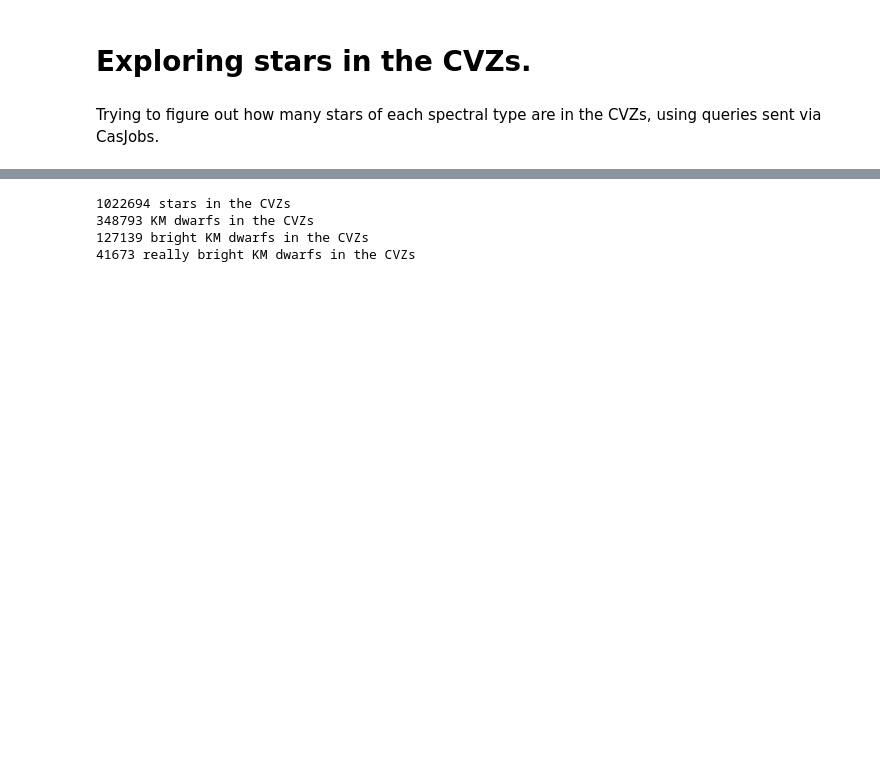
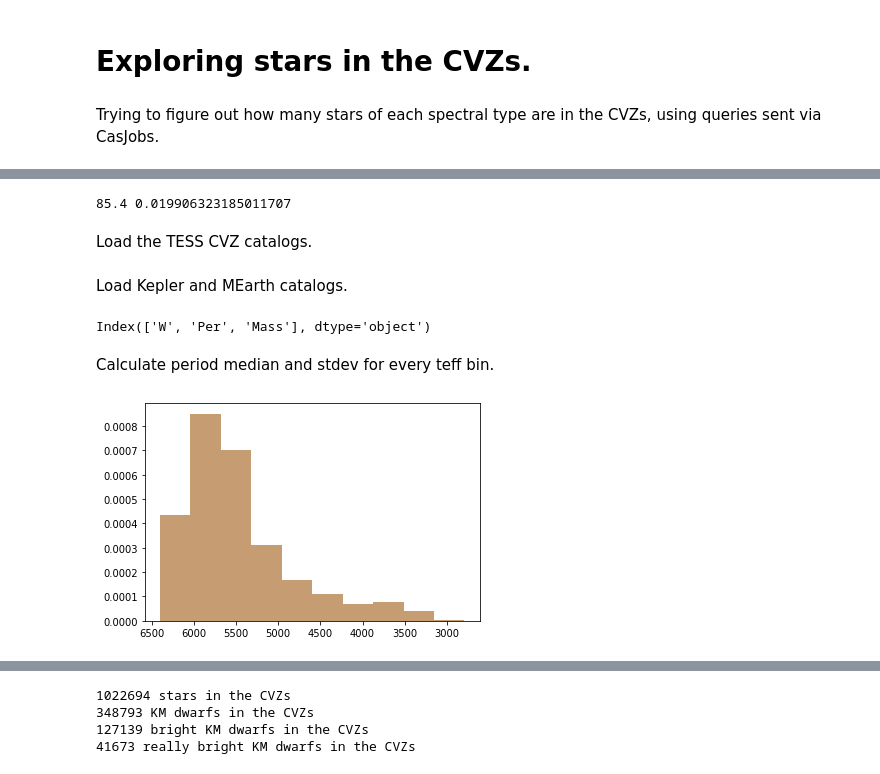
Before and after one commit to RuthAngus/TESS-rotation, a Jupyter notebook: code/notebooks/Exploring_CVZ_stars.ipynb, the cells around one changed output, grey strips where cells are left out. Saved outputs shown, nothing was run; the diff lists cells and outputs as text; code cells hidden in the pictures; blank space fills up the shorter version.

```diff
--- a/code/notebooks/Exploring_CVZ_stars.ipynb
+++ b/code/notebooks/Exploring_CVZ_stars.ipynb
@@ -13,0 +18,12 @@ south = pd.read_csv("../../data/cvz_south_16th.csv")
+# %%
+baseline = np.array([0, 27.4, 54.8, 82.2, 109.6, (137.0+301.4)/2, 328.8, 356.2])
+sky_coverage = np.array([14.6, 63.0, 15.2, 3.0, .56, 1.4, .52, 1.7])
+
+total_coverage = 100 - sky_coverage[0]
+cvz_coverage_frac = sky_coverage[-1]/total_coverage
+
+print(total_coverage, cvz_coverage_frac)
+# %% [output]
+85.4 0.019906323185011707
+# %% [markdown]
+Load the TESS CVZ catalogs.
@@ -13,0 +37,2 @@ south = pd.read_csv("../../data/cvz_south_16th.csv")
+# %% [markdown]
+Load Kepler and MEarth catalogs.
@@ -13,0 +55,46 @@ south = pd.read_csv("../../data/cvz_south_16th.csv")
+# %%
+mearth = pd.read_csv("/Users/rangus/projects/aviary/data/newton_kinematics.csv", skiprows=73, usecols=["Mass", "Per", "W"],
+                     delimiter=";", dtype="float64")
+mearth = mearth.iloc[(mearth.Mass.values > .08) & (mearth.Per.values < 150) & (1.5 < mearth.Per.values)]
+print(mearth.keys())
+teff = kr.mass_to_teff(mearth.Mass.values)
+m = pd.DataFrame(dict({"mass": mearth.Mass.values,
+                       "prot": mearth.Per.values,
+                       "teff": teff}))
+# %% [output]
+Index(['W', 'Per', 'Mass'], dtype='object')
+# %%
+df = pd.concat((k, m))
+# %%
+teff_bins = np.arange(2500, 6500, 100)
+# %% [markdown]
+Calculate period median and stdev for every teff bin.
+# %%
+period_mean, period_std = [np.zeros(len(teff_bins)-1) for i in range(2)]
+sim_logp, sim_t = [], []
+for i in range(len(teff_bins)-1):
+    tmask = (teff_bins[i] < df.teff.values) & (df.teff.values < teff_bins[i+1])
+
+    ninety_fifth, fifth = np.percentile(np.log10(df.prot.values[tmask]), 84), np.percentile(np.log10(df.prot.values[tmask]), 16)
+    diff = (ninety_fifth - fifth)/2 + fifth
+
+    period_mean[i] = np.median(np.log10(df.prot.values[tmask])) # diff #
+#     period_std[i] = np.percentile(np.log10(df.prot.values[tmask]), 84) - np.percentile(np.log10(df.prot.values[tmask]), 16)
+    period_std[i] = np.std(np.log10(df.prot.values[tmask]))
+
+    tmask_tess = (teff_bins[i] <= tess.Teff.values) & (tess.Teff.values < teff_bins[i+1])
+    sim_t.append(tess.Teff.values[tmask_tess])
+    sim_logp.append(np.random.randn(len(tess.Teff.values[tmask_tess]))*period_std[i] + period_mean[i])
+# print(sim_logp)
+# print(period_mean)
+sim_logp = np.array([i for j in sim_logp for i in j])
+sim_t = np.array([i for j in sim_t for i in j])
+
+sim_p = 10**sim_logp
+# %%
+H = plt.hist(sim_t, density=True, alpha=.5);
+H, bins, _ = H
+H = plt.hist(tess.Teff, density=True, alpha=.5, bins=bins);
+plt.gca().invert_xaxis()
+# %% [output]
+[figure, added]
```
Also changed, not shown: parts of 21 cells of this notebook.
